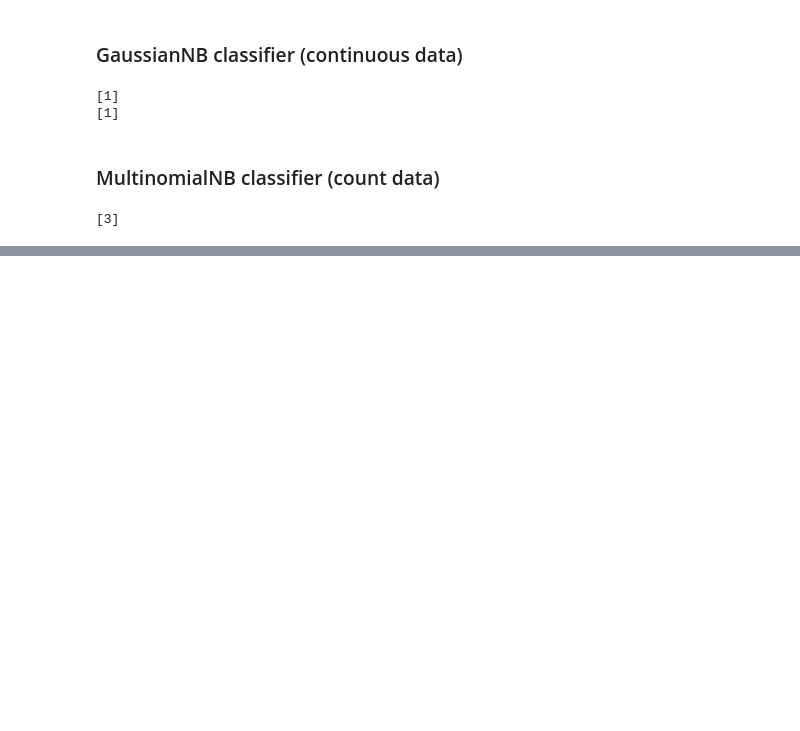
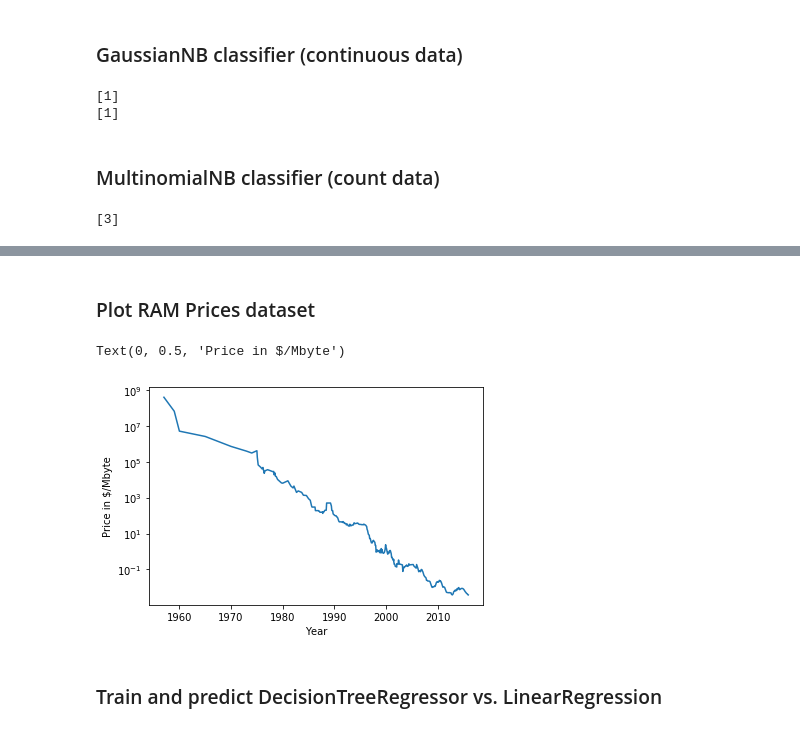
Before and after one commit to valarao/ml-tinkering, a Jupyter notebook: 2-supervised-learning.ipynb, the cells around one changed output, grey strips where cells are left out. Drawn from its saved outputs; the diff is of its cells as text; code cells hidden in the pictures; blank space fills up the shorter version.

```diff
--- a/2-supervised-learning.ipynb
+++ b/2-supervised-learning.ipynb
@@ -659,0 +749,13 @@ print(clf.predict(X[2:3]))
+# %% [markdown]
+### Plot RAM Prices dataset
+# %%
+ram_prices = pd.read_csv("data/ram_price.csv")
+
+plt.semilogy(ram_prices.date, ram_prices.price)
+plt.xlabel("Year")
+plt.ylabel("Price in $/Mbyte")
+# %% [output]
+Text(0, 0.5, 'Price in $/Mbyte')
+[figure, added]
+# %% [markdown]
+### Train and predict DecisionTreeRegressor vs. LinearRegression
```
Also changed, not shown: parts of 20 cells of this notebook, 7 other files.
